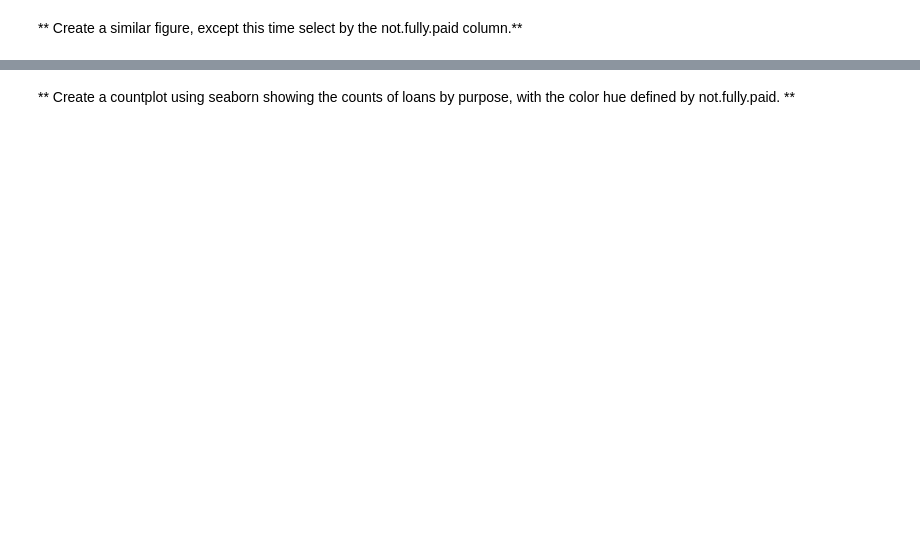
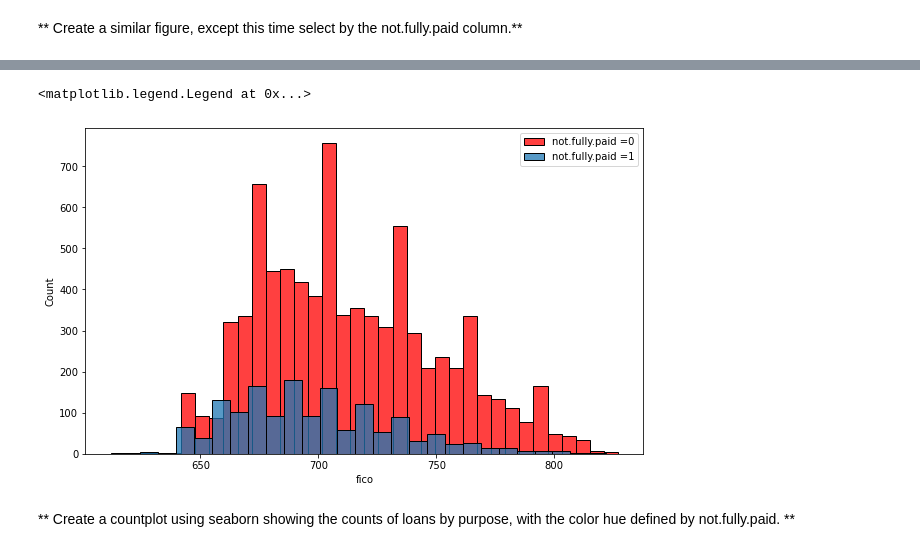
Before and after one commit to Ofri-Streichman/Linear-Regression-Project, a Jupyter notebook: Decision Trees and Random Forest Project.ipynb, the cells around one changed output, grey strips where cells are left out. Saved outputs shown, nothing was run; the diff lists cells and outputs as text; code cells hidden in the pictures; blank space fills up the shorter version.

```diff
--- a/Decision Trees and Random Forest Project.ipynb
+++ b/Decision Trees and Random Forest Project.ipynb
@@ -104,2 +105,10 @@ Let's do some data visualization! We'll use seaborn and pandas built-in plotting
+# %%
+plt.figure(figsize=(10,6))
+sns.histplot(loans[loans['not.fully.paid'] == 0]['fico'], color="red",label='not.fully.paid =0')
+sns.histplot(loans[loans['not.fully.paid'] == 1]['fico'],label='not.fully.paid =1')
+plt.legend()
+# %% [output]
+<matplotlib.legend.Legend at 0x...>
+[figure, added]
 # %% [markdown]
 ** Create a countplot using seaborn showing the counts of loans by purpose, with the color hue defined by not.fully.paid. **
```
Also changed, not shown: parts of 41 cells of this notebook.
